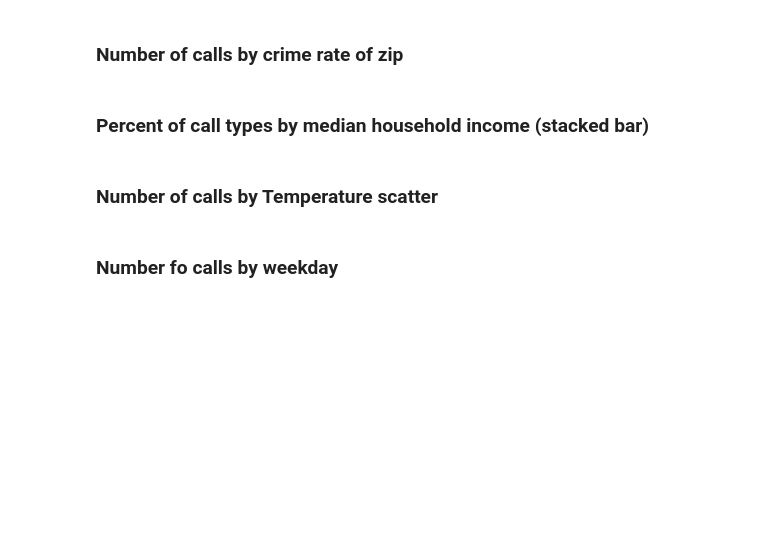
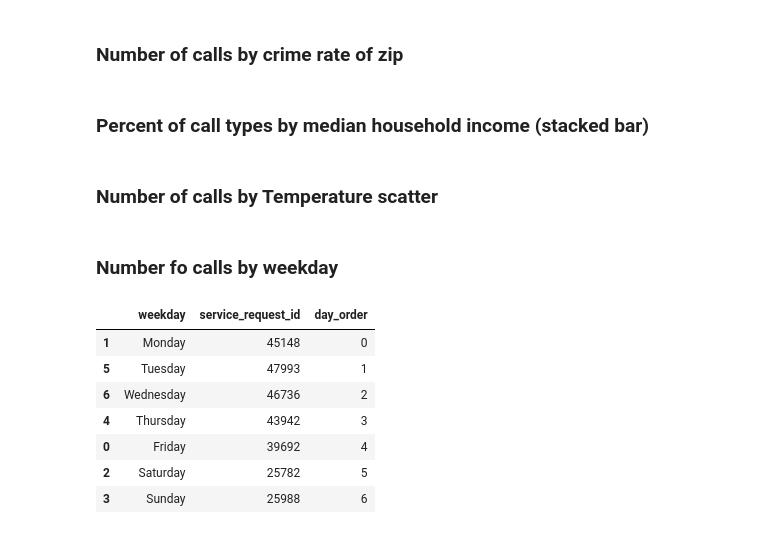
Before and after one commit to farhadOmidvar/311-San-Diego, a Jupyter notebook: notebooks/charts_all.ipynb, the cells around one changed output. Saved outputs shown, nothing was run; the diff lists cells and outputs as text; code cells hidden in the pictures; blank space fills up the shorter version.

```diff
--- a/notebooks/charts_all.ipynb
+++ b/notebooks/charts_all.ipynb
@@ -80,3 +107,18 @@ plt.xticks(rotation='90')
 ### Number of calls by Temperature scatter
 # %% [markdown]
 ### Number fo calls by weekday
+# %%
+days = ['Monday', 'Tuesday', 'Wednesday', 'Thursday', 'Friday', 'Saturday', 'Sunday', ]
+weekdays = df.groupby('weekday', as_index=False)['service_request_id'].count()
+weekdays['day_order'] = weekdays['weekday'].map(lambda x: days.index(x))
+weekdays.sort_values('day_order', inplace=True)
+weekdays
+# %% [output]
+|  | weekday | service_request_id | day_order |
+| 1 | Monday | 45148 | 0 |
+| 5 | Tuesday | 47993 | 1 |
+| 6 | Wednesday | 46736 | 2 |
+| 4 | Thursday | 43942 | 3 |
+| 0 | Friday | 39692 | 4 |
+| 2 | Saturday | 25782 | 5 |
+| 3 | Sunday | 25988 | 6 |
```
Also changed, not shown: parts of 8 cells of this notebook.
